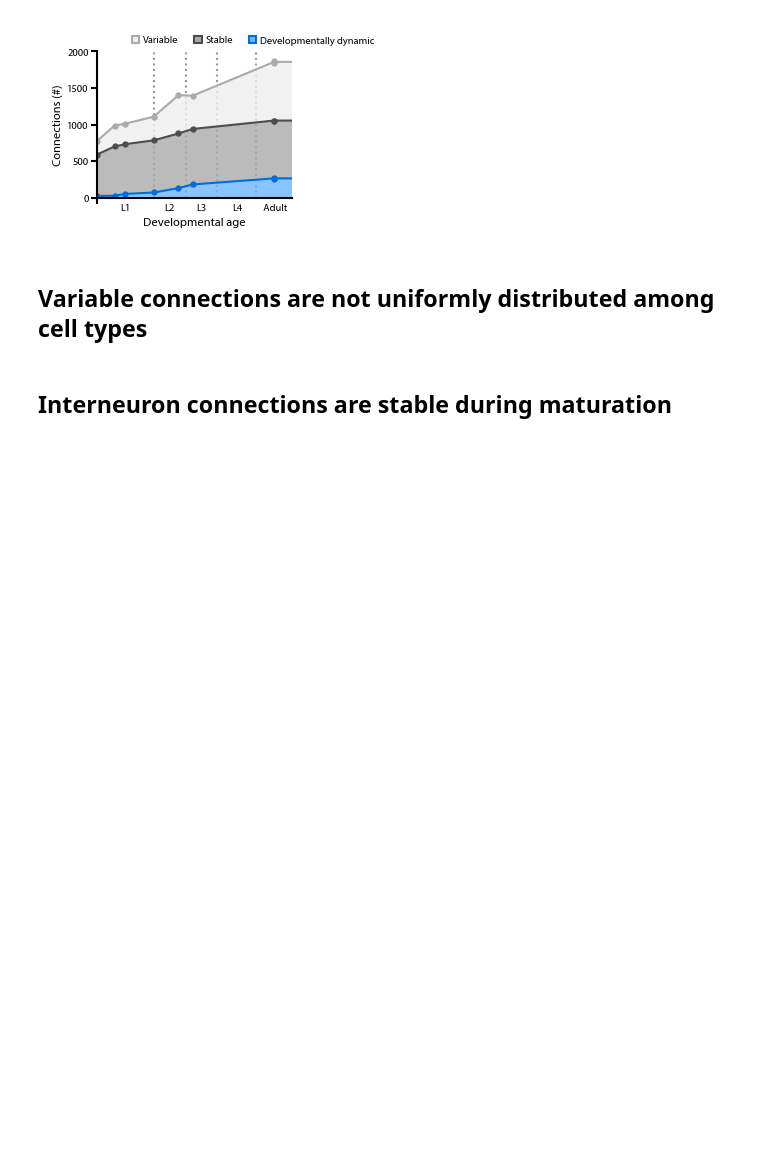
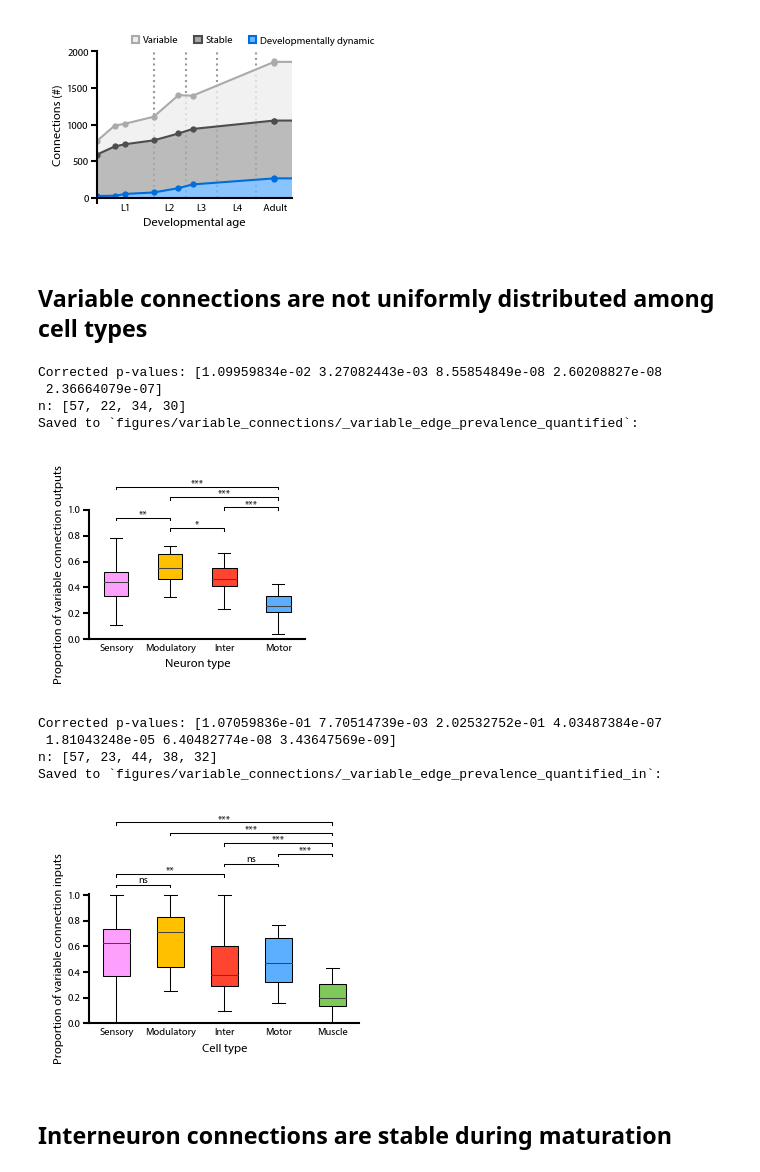
Before and after one commit to dwitvliet/nature2021, a Jupyter notebook: generate_figures.ipynb, the cells around one changed output. Drawn from its saved outputs; the diff is of its cells as text; code cells hidden in the pictures; blank space fills up the shorter version.

Commit message:
Added figure on variable connections per cell type

```diff
--- a/generate_figures.ipynb
+++ b/generate_figures.ipynb
@@ -123,6 +123,22 @@ Saved to `figures/connection_classification_counts/_edge_classification_counts_c
 [figure]
 # %% [markdown]
 ## Variable connections are not uniformly distributed among cell types
+# %%
+fig = variable_connections.Figure('figures/variable_connections')
+
+fig.variable_edge_prevalence_quantified('', edge_classifications, inputs=False)
+fig.variable_edge_prevalence_quantified('', edge_classifications, inputs=True)
+# %% [output]
+Corrected p-values: [1.09959834e-02 3.27082443e-03 8.55854849e-08 2.60208827e-08
+ 2.36664079e-07]
+n: [57, 22, 34, 30]
+Saved to `figures/variable_connections/_variable_edge_prevalence_quantified`:
+[figure, added]
+Corrected p-values: [1.07059836e-01 7.70514739e-03 2.02532752e-01 4.03487384e-07
+ 1.81043248e-05 6.40482774e-08 3.43647569e-09]
+n: [57, 23, 44, 38, 32]
+Saved to `figures/variable_connections/_variable_edge_prevalence_quantified_in`:
+[figure, added]
 # %% [markdown]
 ## Interneuron connections are stable during maturation
 # %% [markdown]
```
Also changed, not shown: parts of 1 cell of this notebook, 6 other files.
